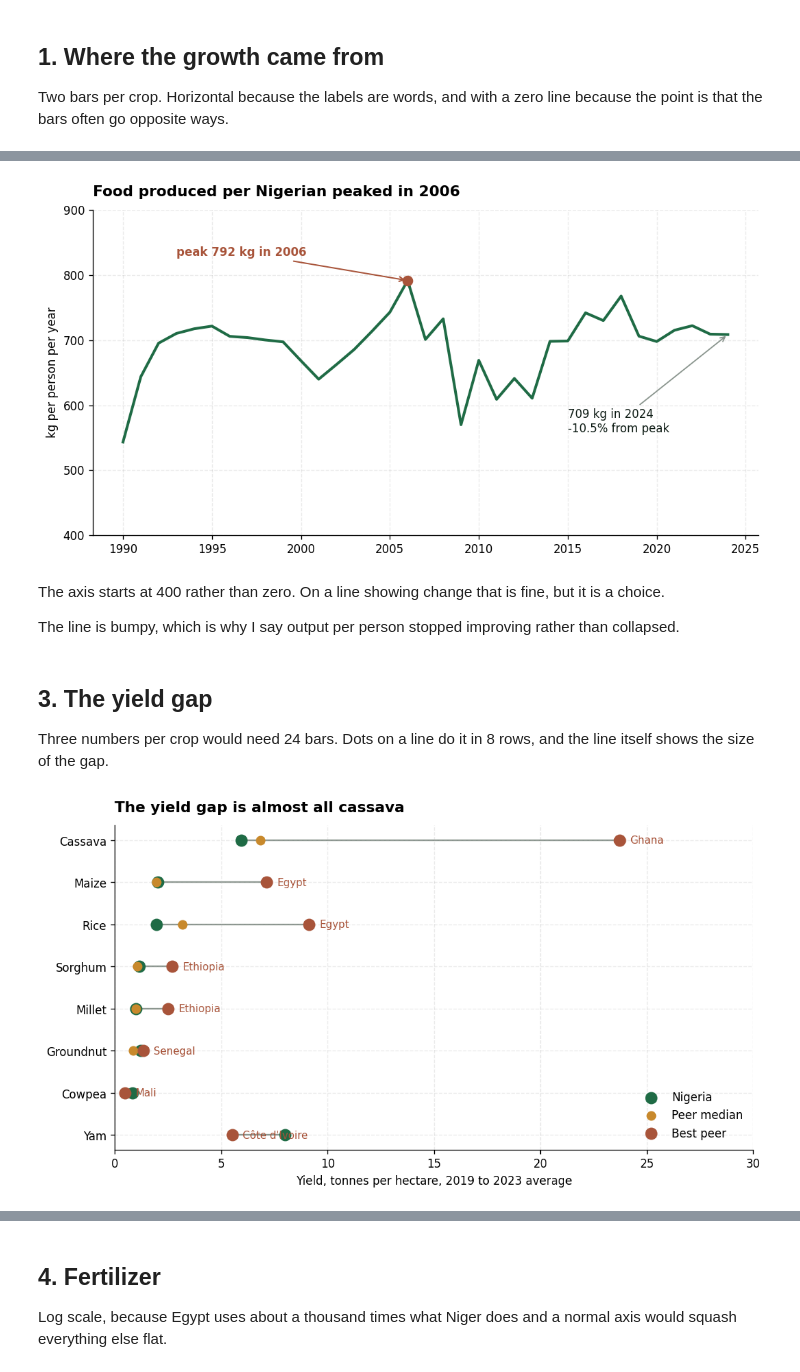
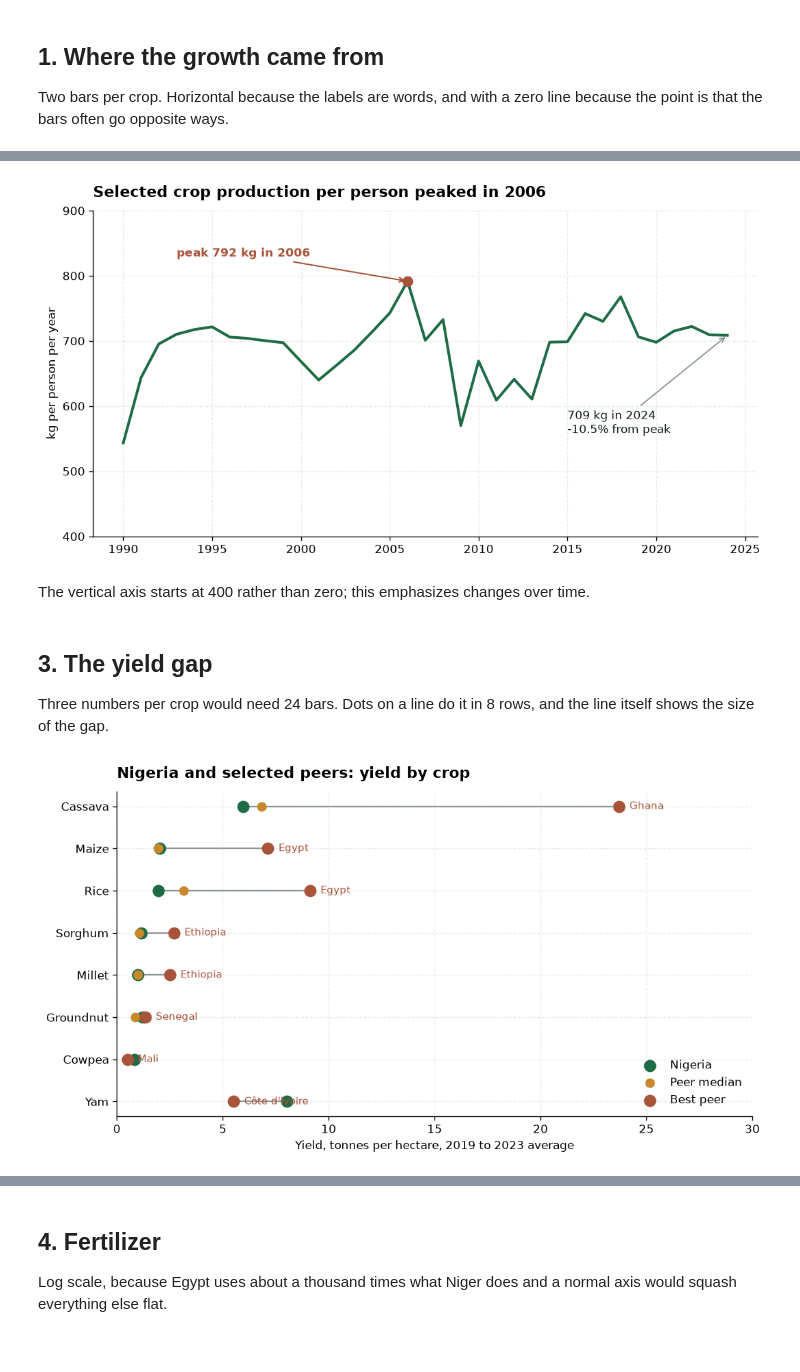
Before and after one commit to HalimatFakorede/nigeria-yield-gap, a Jupyter notebook: notebooks/06_figures.ipynb, the cells around one changed output, grey strips where cells are left out. Saved outputs shown, nothing was run; the diff lists cells and outputs as text; code cells hidden in the pictures.

```diff
--- a/notebooks/06_figures.ipynb
+++ b/notebooks/06_figures.ipynb
@@ -61,39 +60,35 @@ point.
 # %%
 fig, ax = plt.subplots(figsize=(9, 4.8))
 ax.plot(per_cap["year"], per_cap["kg_per_person"], color=C.GREEN, lw=2.4)
 
 peak = per_cap.loc[per_cap["kg_per_person"].idxmax()]
 last = per_cap.iloc[-1]
 
 ax.scatter([peak["year"]], [peak["kg_per_person"]], s=70, color=C.CLAY, zorder=5)
 ax.annotate(f"peak {peak['kg_per_person']:.0f} kg in {int(peak['year'])}",
             xy=(peak["year"], peak["kg_per_person"]),
             xytext=(peak["year"] - 13, peak["kg_per_person"] + 38),
             fontsize=10, color=C.CLAY, fontweight="bold",
             arrowprops=dict(arrowstyle="->", color=C.CLAY, lw=1.2))
 
 ax.annotate(f"{last['kg_per_person']:.0f} kg in {int(last['year'])}\n"
             f"{(last['kg_per_person'] / peak['kg_per_person'] - 1) * 100:+.1f}% from peak",
             xy=(last["year"], last["kg_per_person"]),
             xytext=(last["year"] - 9, last["kg_per_person"] - 150),
             fontsize=10, color=C.INK,
             arrowprops=dict(arrowstyle="->", color=C.GREY, lw=1.1))
 
 ax.set_ylabel("kg per person per year")
-ax.set_title(f"Food produced per Nigerian peaked in {int(peak['year'])}", loc="left")
+ax.set_title(f"Selected crop production per person peaked in {int(peak['year'])}", loc="left")
 ax.set_ylim(400, 900)
 
 fig.tight_layout()
 fig.savefig(C.FIGURES / "02_per_capita.png", bbox_inches="tight")
 plt.show()
 # %% [output]
-[figure, old version]
+[figure, new version]
 # %% [markdown]
-The axis starts at 400 rather than zero. On a line showing change that is fine, but
-it is a choice.
-
-The line is bumpy, which is why I say output per person stopped improving rather than
-collapsed.
+The vertical axis starts at 400 rather than zero; this emphasizes changes over time.
 # %% [markdown]
 ## 3. The yield gap
 
@@ -118,7 +113,7 @@ for i, r in enumerate(g.itertuples()):
 
 ax.set_yticks(y); ax.set_yticklabels(g["crop"])
 ax.set_xlabel(f"Yield, tonnes per hectare, {C.REF_WINDOW[0]} to {C.REF_WINDOW[1]} average")
-ax.set_title("The yield gap is almost all cassava", loc="left")
+ax.set_title("Nigeria and selected peers: yield by crop", loc="left")
 ax.set_xlim(0, 30)
 ax.legend(frameon=False, loc="lower right")
 
@@ -126,5 +121,5 @@ fig.tight_layout()
 fig.savefig(C.FIGURES / "03_yield_gap.png", bbox_inches="tight")
 plt.show()
 # %% [output]
-[figure, old version]
+[figure, new version]
 # %% [markdown]
```
Also changed, not shown: parts of 6 cells of this notebook, 5 other files.
